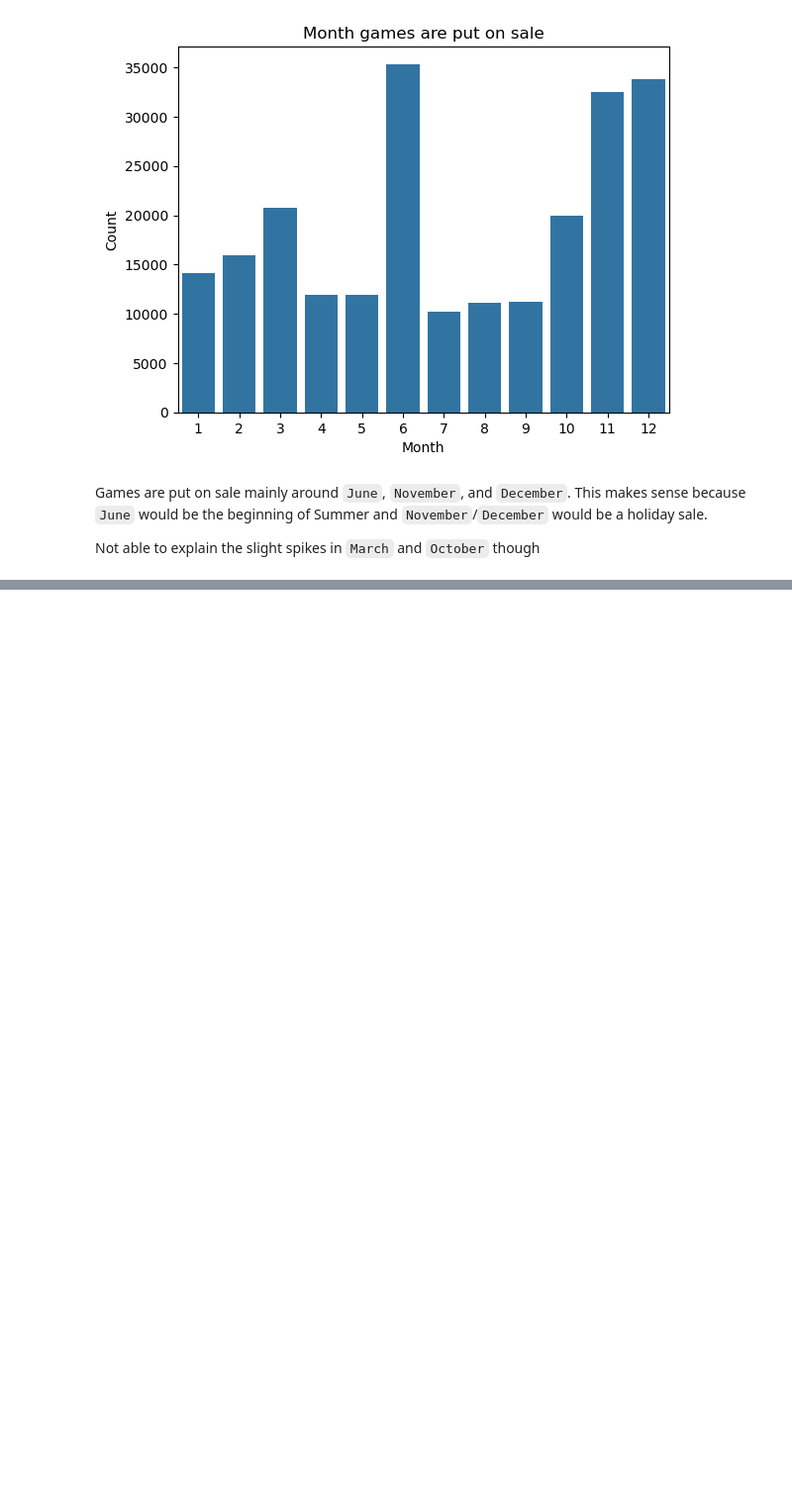
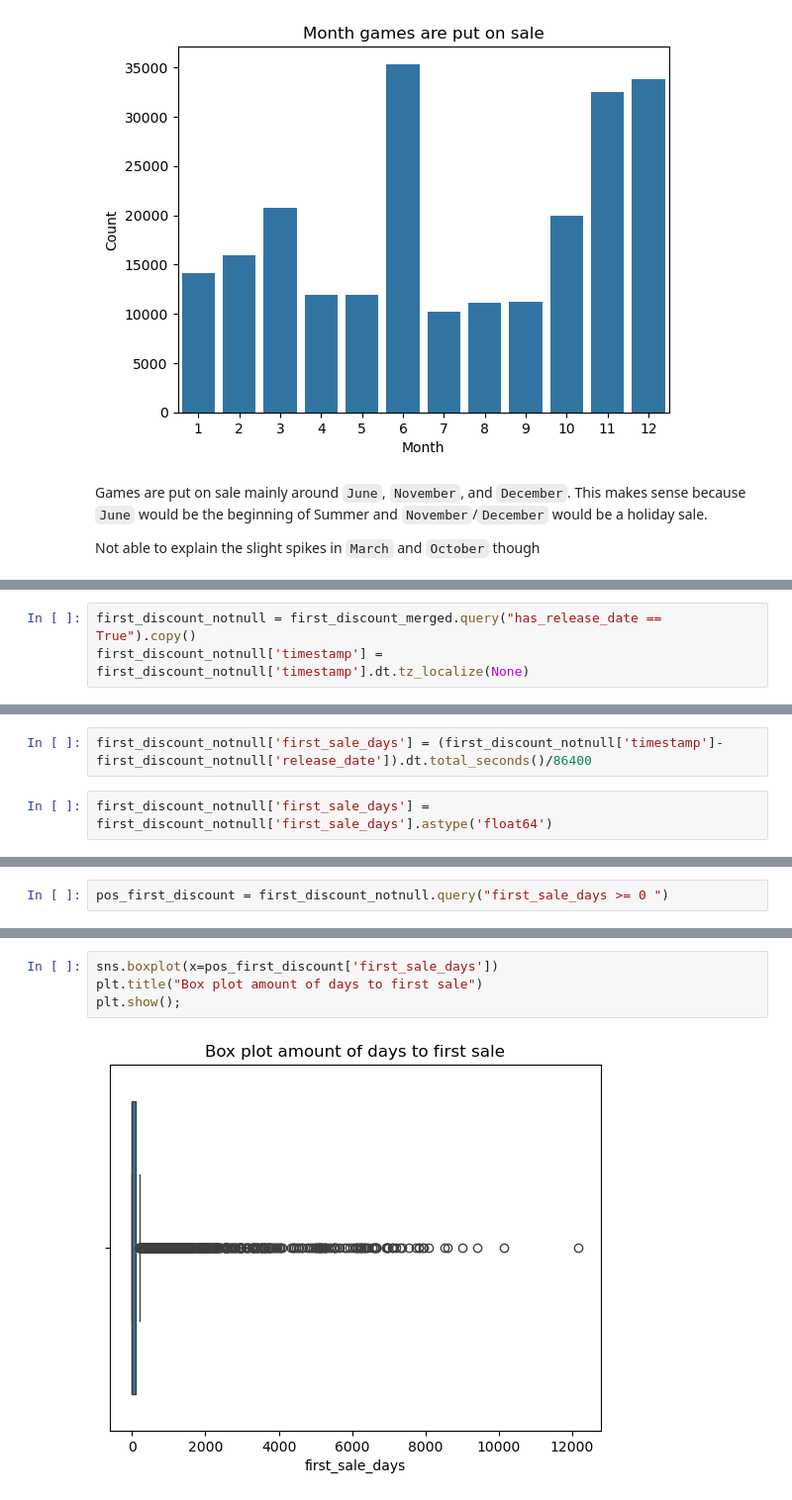
Before and after one commit to alextran1357/game-data-tracker, a Jupyter notebook: src/eda.ipynb, the cells around one changed output, grey strips where cells are left out. Shown at 99% size. Cells and saved outputs as stored; diff of their text form; blank space fills up the shorter version.

```diff
--- a/src/eda.ipynb
+++ b/src/eda.ipynb
@@ -428,0 +487,3 @@ Not able to explain the slight spikes in `March` and `October` though
+# %%
+first_discount_notnull = first_discount_merged.query("has_release_date == True").copy()
+first_discount_notnull['timestamp'] = first_discount_notnull['timestamp'].dt.tz_localize(None)
@@ -428,0 +506,4 @@ Not able to explain the slight spikes in `March` and `October` though
+# %%
+first_discount_notnull['first_sale_days'] = (first_discount_notnull['timestamp']- first_discount_notnull['release_date']).dt.total_seconds()/86400
+# %%
+first_discount_notnull['first_sale_days'] = first_discount_notnull['first_sale_days'].astype('float64')
@@ -428,0 +555,2 @@ Not able to explain the slight spikes in `March` and `October` though
+# %%
+pos_first_discount = first_discount_notnull.query("first_sale_days >= 0 ")
@@ -428,0 +569,6 @@ Not able to explain the slight spikes in `March` and `October` though
+# %%
+sns.boxplot(x=pos_first_discount['first_sale_days'])
+plt.title("Box plot amount of days to first sale")
+plt.show();
+# %% [output]
+[figure, added]
```
Also changed, not shown: parts of 21 cells of this notebook.
